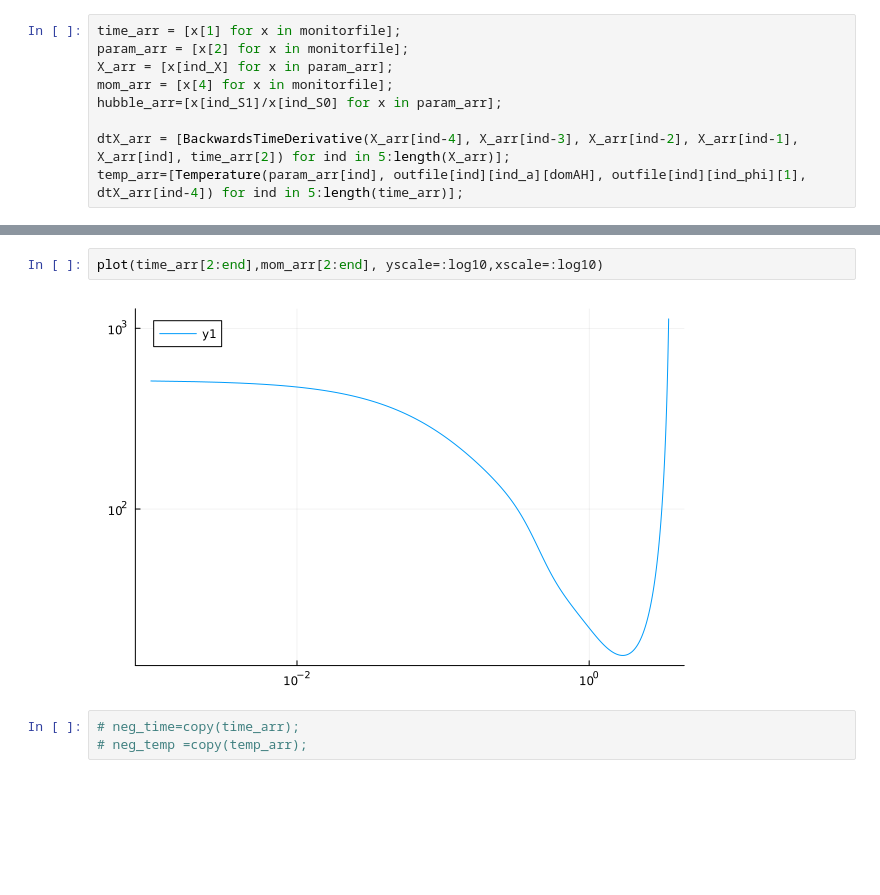
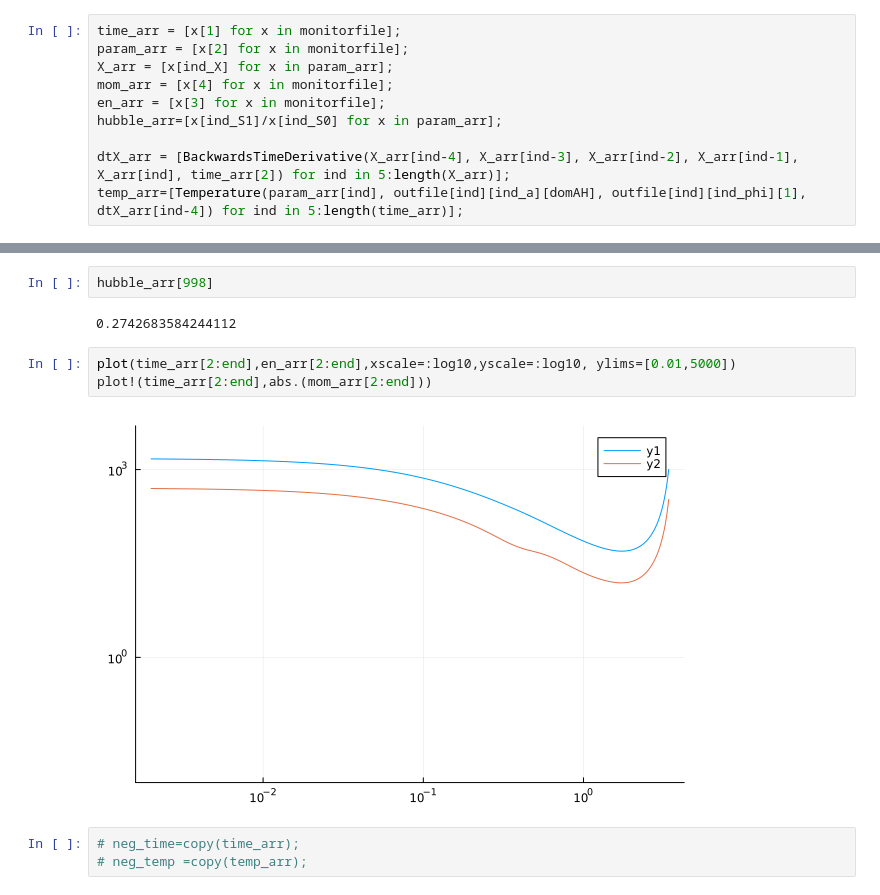
Before and after one commit to JanKozuszek/Reproducing-Dynamic-Holo, a Jupyter notebook: NewRun.ipynb, the cells around one changed output, grey strips where cells are left out. Saved outputs shown, nothing was run; the diff lists cells and outputs as text; blank space fills up the shorter version.

```diff
--- a/NewRun.ipynb
+++ b/NewRun.ipynb
@@ -154,6 +164,7 @@ time_arr = [x[1] for x in monitorfile];
 param_arr = [x[2] for x in monitorfile];
 X_arr = [x[ind_X] for x in param_arr];
 mom_arr = [x[4] for x in monitorfile];
+en_arr = [x[3] for x in monitorfile];
 hubble_arr=[x[ind_S1]/x[ind_S0] for x in param_arr];
 
 dtX_arr = [BackwardsTimeDerivative(X_arr[ind-4], X_arr[ind-3], X_arr[ind-2], X_arr[ind-1], X_arr[ind], time_arr[2]) for ind in 5:length(X_arr)];
@@ -165,7 +192,12 @@ plot(time_arr[2:end],hubble_arr[2:end],xscale=:log10)
+# %%
+hubble_arr[998]
+# %% [output]
+0.2742683584244112
 # %%
-plot(time_arr[2:end],mom_arr[2:end], yscale=:log10,xscale=:log10)
+plot(time_arr[2:end],en_arr[2:end],xscale=:log10,yscale=:log10, ylims=[0.01,5000])
+plot!(time_arr[2:end],abs.(mom_arr[2:end]))
 # %% [output]
-[figure, old version]
+[figure, new version]
 # %%
 # neg_time=copy(time_arr);
 # neg_temp =copy(temp_arr);
```
Also changed, not shown: parts of 24 cells of this notebook, 3 other files.
